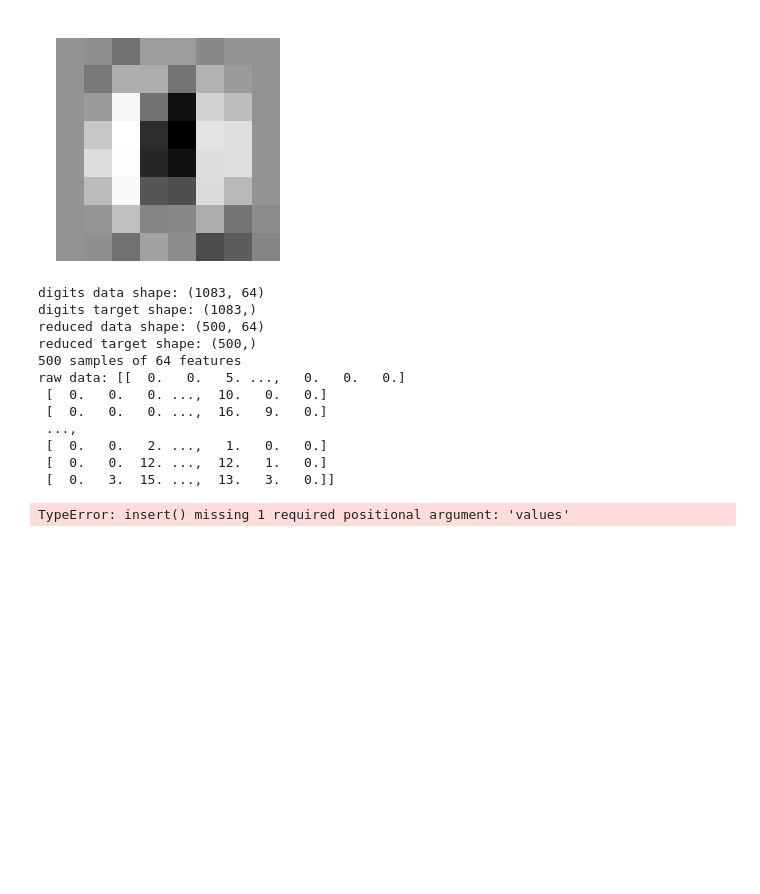
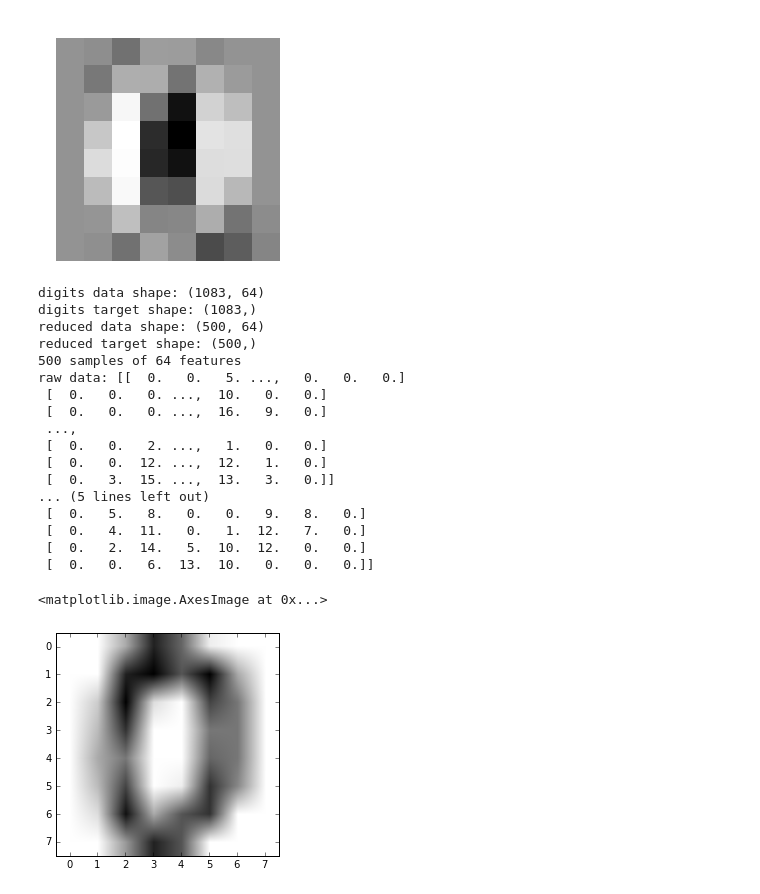
Before and after one commit to MrGreenRubato/notebooks, a Jupyter notebook: SciPy 2016 - Tutorial Part 5 - Unsupervised learning.ipynb, the cells around one changed output. Cells and saved outputs as stored; diff of their text form; code cells hidden in the pictures; blank space fills up the shorter version.

```diff
--- a/SciPy 2016 - Tutorial Part 5 - Unsupervised learning.ipynb
+++ b/SciPy 2016 - Tutorial Part 5 - Unsupervised learning.ipynb
@@ -203,34 +203,48 @@ Computing PCA projection
 # %%
 digits = datasets.load_digits(n_class=6)
 print('digits data shape:', digits.data.shape)
 print('digits target shape:', digits.target.shape)
 n_digits = 500
 X = digits.data[:n_digits]
 y = digits.target[:n_digits]
 print('reduced data shape:', X.shape)
 print('reduced target shape:', y.shape)
 
 n_samples, n_features = X.shape
 print('{} samples of {} features'.format(n_samples, n_features))
 
 print('raw data:', X)
 XT = np.array([])
-for i in range(n_digits):
-     XT = np.insert( XT, X[i].reshape(8,8), axis=0)
-
+print('XT:', XT)
+XT = X.reshape(500, 8,8)[0]
+#for i in range(n_digits):
+#    # we want to crate an array of this :
+#    print(X[i].reshape(8,8)[0])
+#    XT = np.concatenate((XT, [[1]]), axis=0)
+#    print('Current XT:', XT)
+#    XT[i] = 1# = np.insert( XT, X[i].reshape(8,8), axis=1)
+#
 
 print('transformed data:', XT)
+
+plt.imshow(XT, cmap=plt.cm.binary)
 # %% [output]
 digits data shape: (1083, 64)
 digits target shape: (1083,)
 reduced data shape: (500, 64)
 reduced target shape: (500,)
 500 samples of 64 features
 raw data: [[  0.   0.   5. ...,   0.   0.   0.]
  [  0.   0.   0. ...,  10.   0.   0.]
  [  0.   0.   0. ...,  16.   9.   0.]
  ...,
  [  0.   0.   2. ...,   1.   0.   0.]
  [  0.   0.  12. ...,  12.   1.   0.]
  [  0.   3.  15. ...,  13.   3.   0.]]
+... (5 lines left out)
+ [  0.   5.   8.   0.   0.   9.   8.   0.]
+ [  0.   4.  11.   0.   1.  12.   7.   0.]
+ [  0.   2.  14.   5.  10.  12.   0.   0.]
+ [  0.   0.   6.  13.  10.   0.   0.   0.]]
-TypeError: insert() missing 1 required positional argument: 'values'
+<matplotlib.image.AxesImage at 0x...>
+[figure, added]
```
